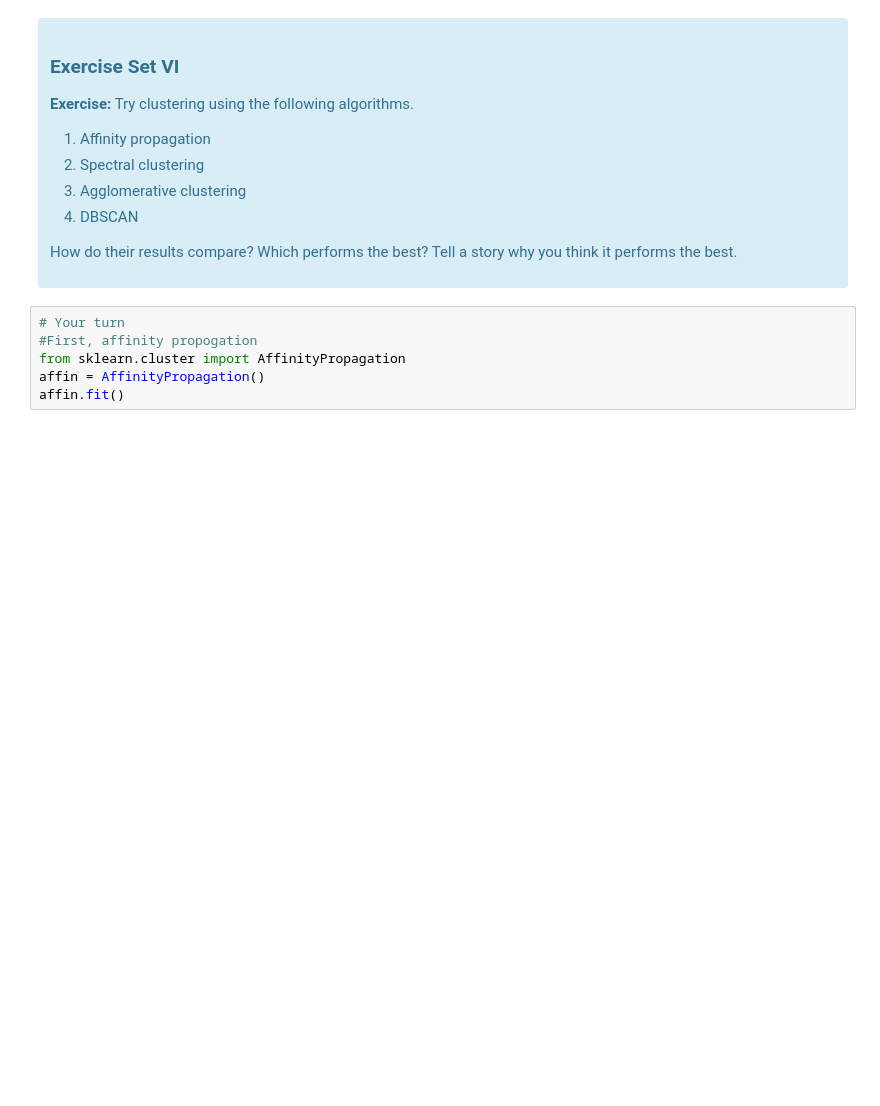
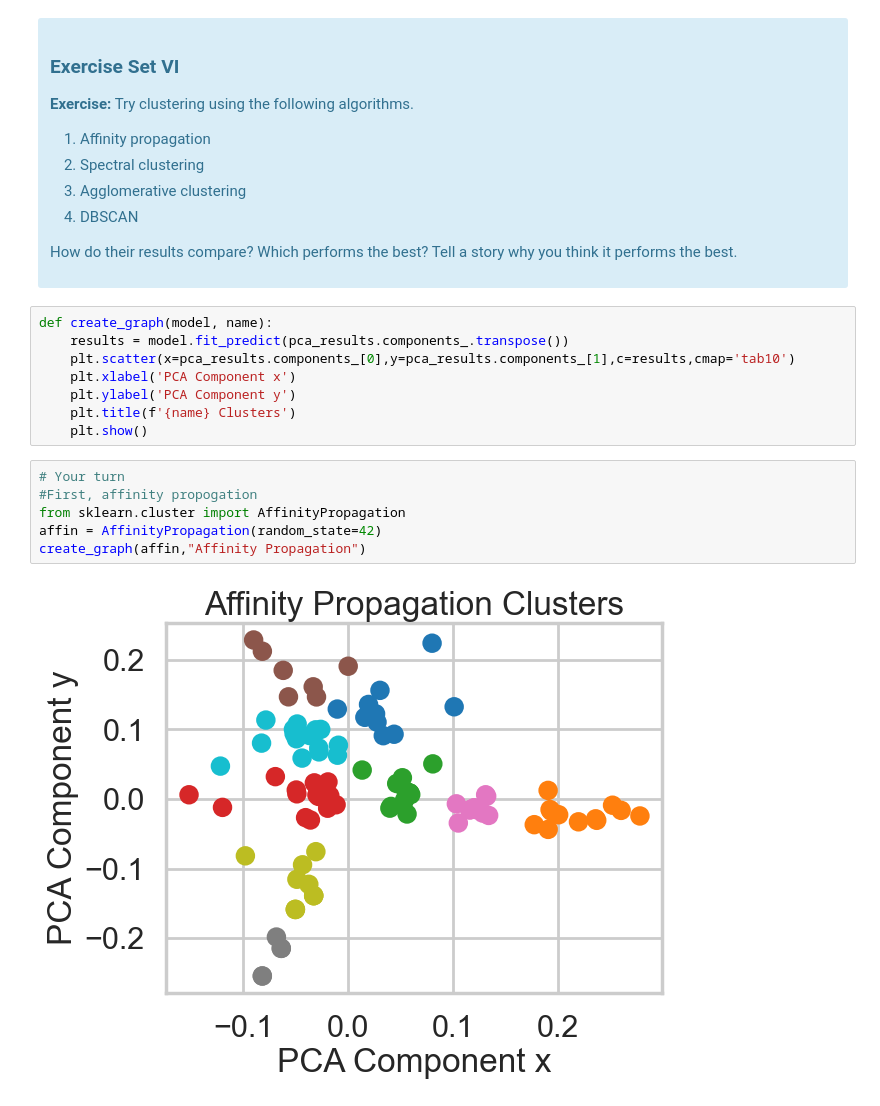
Before and after one commit to MsEM11/Clustering-Case-Study, a Jupyter notebook: Clustering Case Study - Customer Segmentation with K-Means - Tier 3.ipynb, the cells around one changed output. Drawn from its saved outputs; the diff is of its cells as text; blank space fills up the shorter version.

```diff
--- a/Clustering Case Study - Customer Segmentation with K-Means - Tier 3.ipynb
+++ b/Clustering Case Study - Customer Segmentation with K-Means - Tier 3.ipynb
@@ -532,9 +532,19 @@ Source: http://scikit-learn.org/stable/modules/clustering.html
 </ol>
 <p>How do their results compare? Which performs the best? Tell a story why you think it performs the best.</p>
 </div>
+# %%
+def create_graph(model, name):
+    results = model.fit_predict(pca_results.components_.transpose())
+    plt.scatter(x=pca_results.components_[0],y=pca_results.components_[1],c=results,cmap='tab10')
+    plt.xlabel('PCA Component x')
+    plt.ylabel('PCA Component y')
+    plt.title(f'{name} Clusters')
+    plt.show()
 # %%
 # Your turn
 #First, affinity propogation
 from sklearn.cluster import AffinityPropagation
-affin = AffinityPropagation()
-affin.fit()
+affin = AffinityPropagation(random_state=42)
+create_graph(affin,"Affinity Propagation")
+# %% [output]
+[figure, added]
```
Also changed, not shown: parts of 6 cells of this notebook.
